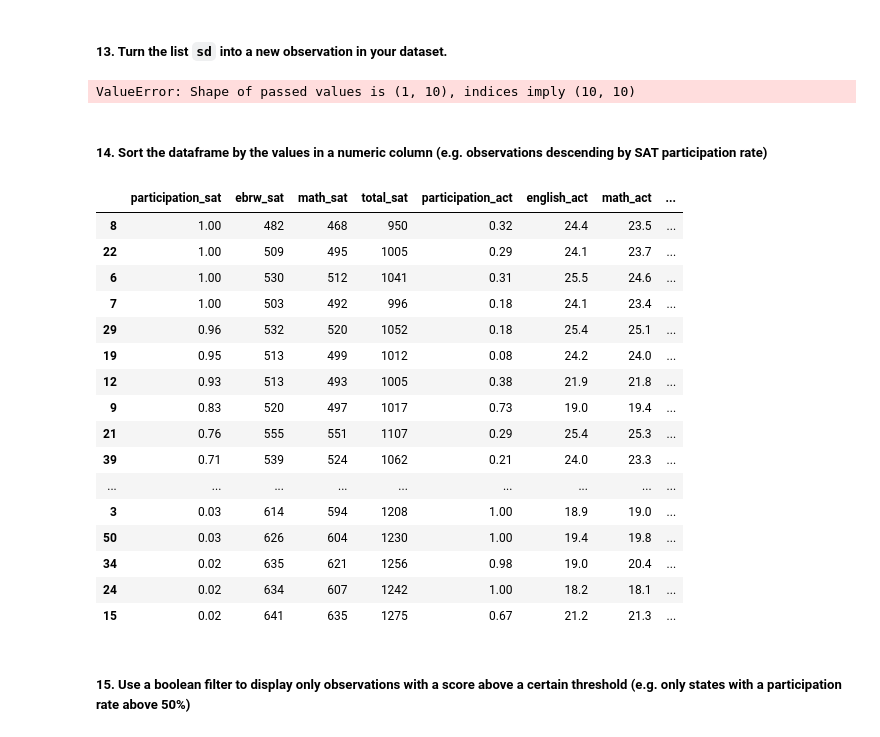
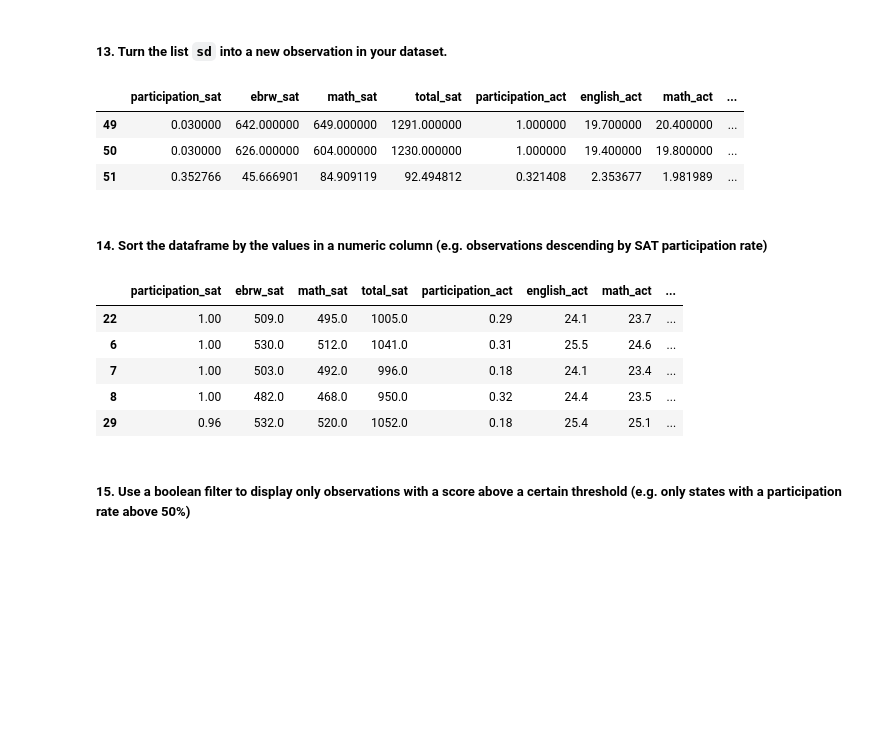
Before and after one commit to helencai62/SAT_participation_project, a Jupyter notebook: code/starter-code.ipynb, the cells around one changed output. Cells and saved outputs as stored; diff of their text form; code cells hidden in the pictures; blank space fills up the shorter version.

```diff
--- a/code/starter-code.ipynb
+++ b/code/starter-code.ipynb
@@ -391,0 +271,6 @@ dtype: float64
+# %%
+merged_df.head()
+
+#QUESTION: masking?
+num_df = merged_df.select_dtypes(include = ('float64', 'int64'))
+print('numeric_columns_max: \n', num_df.max(), '\n\n', 'numeric_columns_min: \n', num_df.min())
@@ -415,0 +299,7 @@ display(merged_numeric_df)
+# %%
+import numpy as np
+#num_df.head()
+
+sd = []
+[sd.append(num_df[i].std()) for i in num_df.columns]
+display(sd)
@@ -416,21 +317,24 @@ display(merged_numeric_df)
 # %%
-import numpy as np
+#DISREGARD: scratch
+
+#import numpy as np
 #np.mean(merged_numeric_df['participation_sat'].values)
 #merged_numeric_df.iloc[:3,0:1]
 #display(one_dict.keys())
 
-sd = []
-for test in merged_numeric_df:
-    score_mean = np.mean(merged_numeric_df[test])
-    score = (merged_numeric_df[test])
+#manual looping
+#sd = []
+#for test in merged_numeric_df:
+    #score_mean = np.mean(merged_numeric_df[test])
+    #score = (merged_numeric_df[test])
     #subtracting 1 below because otherwise n counts header as a row
-    n = len(merged_numeric_df[test]) - 1
-    std = np.sqrt((sum((score - score_mean)**2) / n))
+    #n = len(merged_numeric_df[test]) - 1
+    #std = np.sqrt((sum((score - score_mean)**2) / n))
     #originally TypeError: 'builtin_function_or_method' object is not subscriptable b/c I was using [] instead of ()
         #was not calling the function the right way
-    sd.append(std)
+    #sd.append(std)
     #print(test, score_mean, std)
     #QUESTION: why SyntaxError: 'return' outside function here?
 
-sd
-    #QUESTION: when did I get rid of National row in act_df?^
+#sd
+    #QUESTION: how to get rid of National row in act_df?
@@ -449,34 +342,26 @@ sd
 ## Step 2: Manipulate the dataframe
 # %% [markdown]
 ##### 13. Turn the list `sd` into a new observation in your dataset.
-# %%
-sd
-merged_numeric_df.loc[51] = pd.DataFrame(sd, columns = merged_numeric_df.columns)
-#merged_numeric_df
-# %% [output]
-ValueError: Shape of passed values is (1, 10), indices imply (10, 10)
+# %%
+#num_df.columns
+num_df.loc[51, 'participation_sat':'composite_act'] = sd
+num_df.tail(3)
+# %% [output]
+|  | participation_sat | ebrw_sat | math_sat | total_sat | participation_act | english_act | math_act | ... |
+| 49 | 0.030000 | 642.000000 | 649.000000 | 1291.000000 | 1.000000 | 19.700000 | 20.400000 | ... |
+| 50 | 0.030000 | 626.000000 | 604.000000 | 1230.000000 | 1.000000 | 19.400000 | 19.800000 | ... |
+| 51 | 0.352766 | 45.666901 | 84.909119 | 92.494812 | 0.321408 | 2.353677 | 1.981989 | ... |
 # %% [markdown]
 ##### 14. Sort the dataframe by the values in a numeric column (e.g. observations descending by SAT participation rate)
 # %%
-merged_numeric_df.sort_values(['participation_sat'], ascending = False)
+num_df.sort_values(['participation_sat'], ascending = False).head()
 # %% [output]
 |  | participation_sat | ebrw_sat | math_sat | total_sat | participation_act | english_act | math_act | ... |
-| 8 | 1.00 | 482 | 468 | 950 | 0.32 | 24.4 | 23.5 | ... |
-| 22 | 1.00 | 509 | 495 | 1005 | 0.29 | 24.1 | 23.7 | ... |
-| 6 | 1.00 | 530 | 512 | 1041 | 0.31 | 25.5 | 24.6 | ... |
-| 7 | 1.00 | 503 | 492 | 996 | 0.18 | 24.1 | 23.4 | ... |
-| 29 | 0.96 | 532 | 520 | 1052 | 0.18 | 25.4 | 25.1 | ... |
-| 19 | 0.95 | 513 | 499 | 1012 | 0.08 | 24.2 | 24.0 | ... |
-| 12 | 0.93 | 513 | 493 | 1005 | 0.38 | 21.9 | 21.8 | ... |
-| 9 | 0.83 | 520 | 497 | 1017 | 0.73 | 19.0 | 19.4 | ... |
-| 21 | 0.76 | 555 | 551 | 1107 | 0.29 | 25.4 | 25.3 | ... |
-| 39 | 0.71 | 539 | 524 | 1062 | 0.21 | 24.0 | 23.3 | ... |
-| ... | ... | ... | ... | ... | ... | ... | ... | ... |
-| 3 | 0.03 | 614 | 594 | 1208 | 1.00 | 18.9 | 19.0 | ... |
-| 50 | 0.03 | 626 | 604 | 1230 | 1.00 | 19.4 | 19.8 | ... |
-| 34 | 0.02 | 635 | 621 | 1256 | 0.98 | 19.0 | 20.4 | ... |
-| 24 | 0.02 | 634 | 607 | 1242 | 1.00 | 18.2 | 18.1 | ... |
-| 15 | 0.02 | 641 | 635 | 1275 | 0.67 | 21.2 | 21.3 | ... |
+| 22 | 1.00 | 509.0 | 495.0 | 1005.0 | 0.29 | 24.1 | 23.7 | ... |
+| 6 | 1.00 | 530.0 | 512.0 | 1041.0 | 0.31 | 25.5 | 24.6 | ... |
+| 7 | 1.00 | 503.0 | 492.0 | 996.0 | 0.18 | 24.1 | 23.4 | ... |
+| 8 | 1.00 | 482.0 | 468.0 | 950.0 | 0.32 | 24.4 | 23.5 | ... |
+| 29 | 0.96 | 532.0 | 520.0 | 1052.0 | 0.18 | 25.4 | 25.1 | ... |
 # %% [markdown]
 ##### 15. Use a boolean filter to display only observations with a score above a certain threshold (e.g. only states with a participation rate above 50%)
 # %%
```
Also changed, not shown: parts of 31 cells of this notebook.
